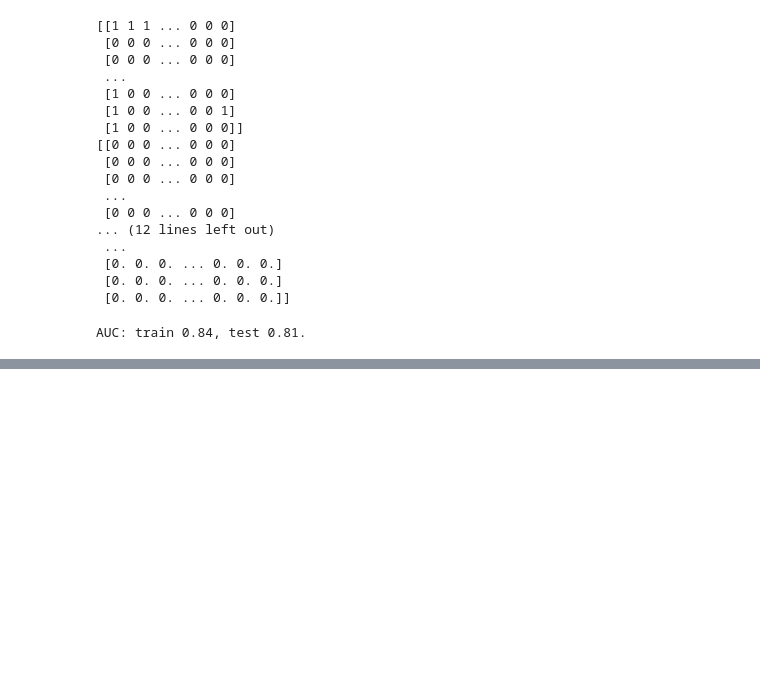
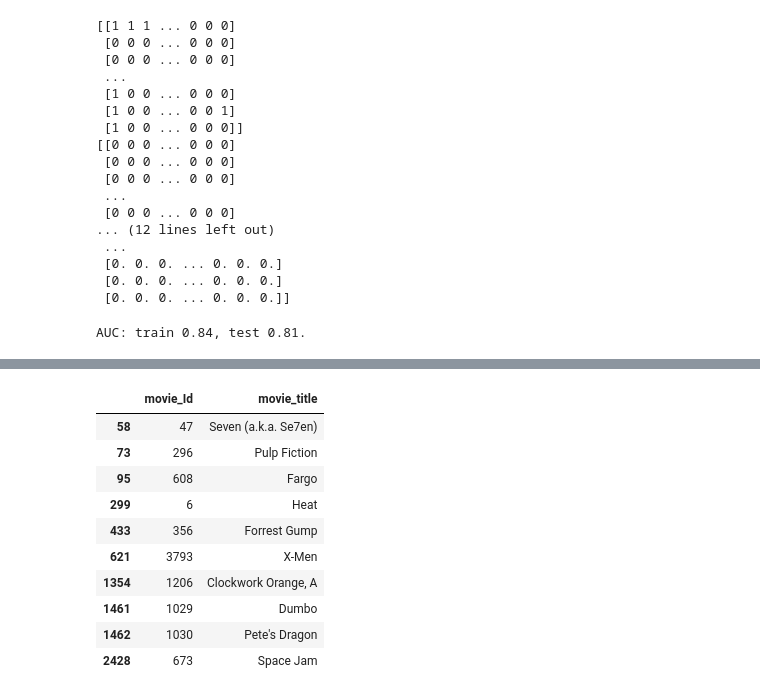
Before and after one commit to DanielMerkdo/ensayo, a Jupyter notebook: c_modelado_.ipynb, the cells around one changed output, grey strips where cells are left out. Drawn from its saved outputs; the diff is of its cells as text; code cells hidden in the pictures; blank space fills up the shorter version.

Commit message:
Actualizacion modelado

```diff
--- a/c_modelado_.ipynb
+++ b/c_modelado_.ipynb
@@ -588,10 +601,10 @@ list(dataset_train.mapping()[0].items())[0:10] ### para  mapeo de primerios 10 c
 # %%
-def recommendation(model, data, original_user_id, conn,k):
+def recommendation(model, data, original_user_id, conex,k):
 
   #data=dataset_train
-  #original_user_id=52853
+  #original_user_id=1
 
-  ## libros no leidos y códigos
+  ## peliculas no leidos y códigos
   df_nr_movies=pd.read_sql(f'select * from db_movies_final where user_id<>{original_user_id}',conex)
   movieid_nr_movies=df_nr_movies['movie_Id'].values
   item_id_nr=[value for key, value in data.mapping()[2].items() if value not in movieid_nr_movies]
@@ -606,6 +619,20 @@ def recommendation(model, data, original_user_id, conn,k):
   recommended.drop_duplicates(inplace=True)
 
   return recommended
+# %%
+recommendation (model, dataset_train,1,conex,10)
+# %% [output]
+|  | movie_Id | movie_title |
+| 58 | 47 | Seven (a.k.a. Se7en) |
+| 73 | 296 | Pulp Fiction |
+| 95 | 608 | Fargo |
+| 299 | 6 | Heat |
+| 433 | 356 | Forrest Gump |
+| 621 | 3793 | X-Men |
+| 1354 | 1206 | Clockwork Orange, A |
+| 1461 | 1029 | Dumbo |
+| 1462 | 1030 | Pete's Dragon |
+| 2428 | 673 | Space Jam |
 # %%
 import nbformat
 
```
Also changed, not shown: parts of 6 cells of this notebook.
